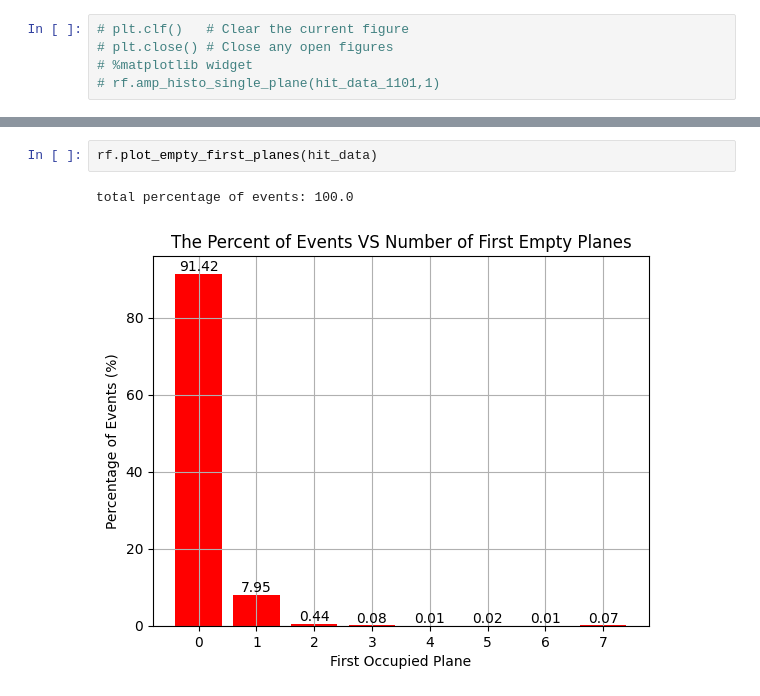
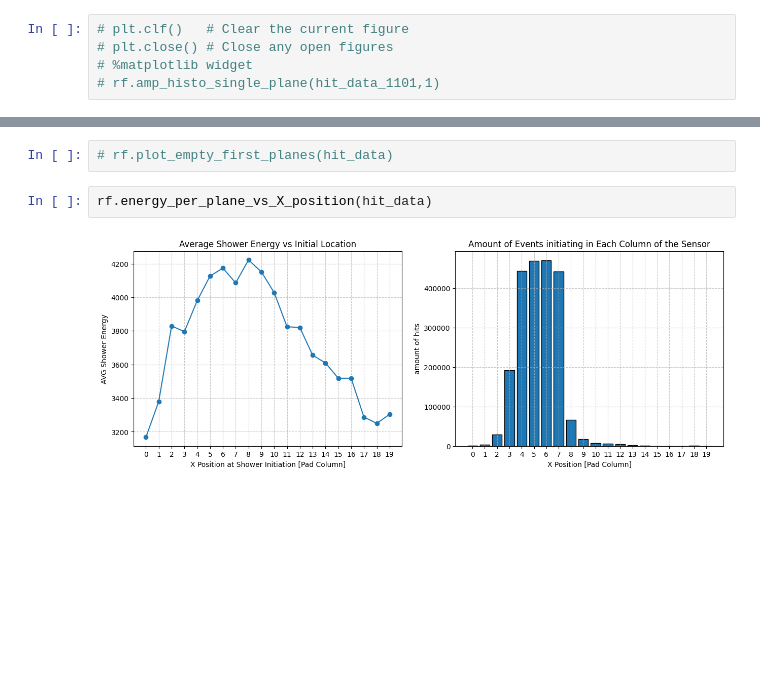
Before and after one commit to Ben-David-Ben/F-Cal-TB-Project, a Jupyter notebook: TB2025_Gap_1101.ipynb, the cells around one changed output, grey strips where cells are left out. Saved outputs shown, nothing was run; the diff lists cells and outputs as text; blank space fills up the shorter version.

```diff
--- a/TB2025_Gap_1101.ipynb
+++ b/TB2025_Gap_1101.ipynb
@@ -69,5 +48,6 @@ amount of hits in plane 7: 2347161
 # %%
-rf.plot_empty_first_planes(hit_data)
+# rf.plot_empty_first_planes(hit_data)
-# %% [output]
-total percentage of events: 100.0
-[figure, removed]
+# %%
+rf.energy_per_plane_vs_X_position(hit_data)
+# %% [output]
+[figure, added]
```
Also changed, not shown: parts of 3 cells of this notebook, 3 other files.
